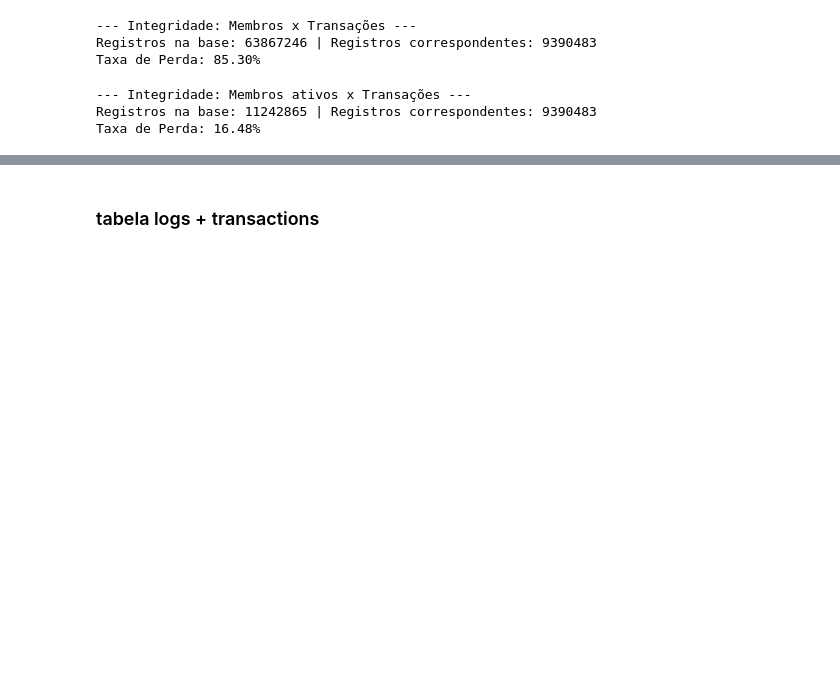
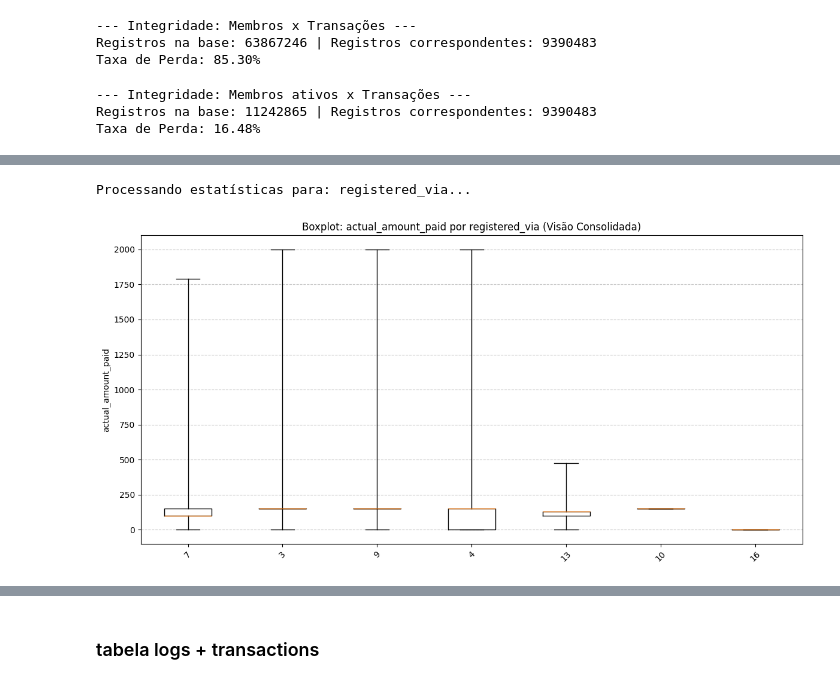
Before and after one commit to GuMauriz/datamaster, a Jupyter notebook: project.ipynb, the cells around one changed output, grey strips where cells are left out. Drawn from its saved outputs; the diff is of its cells as text; code cells hidden in the pictures; blank space fills up the shorter version.

```diff
--- a/project.ipynb
+++ b/project.ipynb
@@ -2812,3 +2870,5 @@ integridade_entre_bases(df_members.filter(F.col("is_ativo").isin(1)), df_transac
 --- Integridade: Membros ativos x Transações ---
 Registros na base: 11242865 | Registros correspondentes: 9390483
 Taxa de Perda: 16.48%
+# %%
+df_atv_members_transactions = df_members.filter(F.col("is_ativo").isin(1)).join(df_transactions, on=["msno", "safra"], how="inner")
@@ -2814,0 +2912,5 @@ Taxa de Perda: 16.48%
+# %%
+plot_boxplot(df_atv_members_transactions, ["registered_via"], "actual_amount_paid", agrupar_por_safra=False)
+# %% [output]
+Processando estatísticas para: registered_via...
+[figure, added]
```
Also changed, not shown: parts of 40 cells of this notebook.
